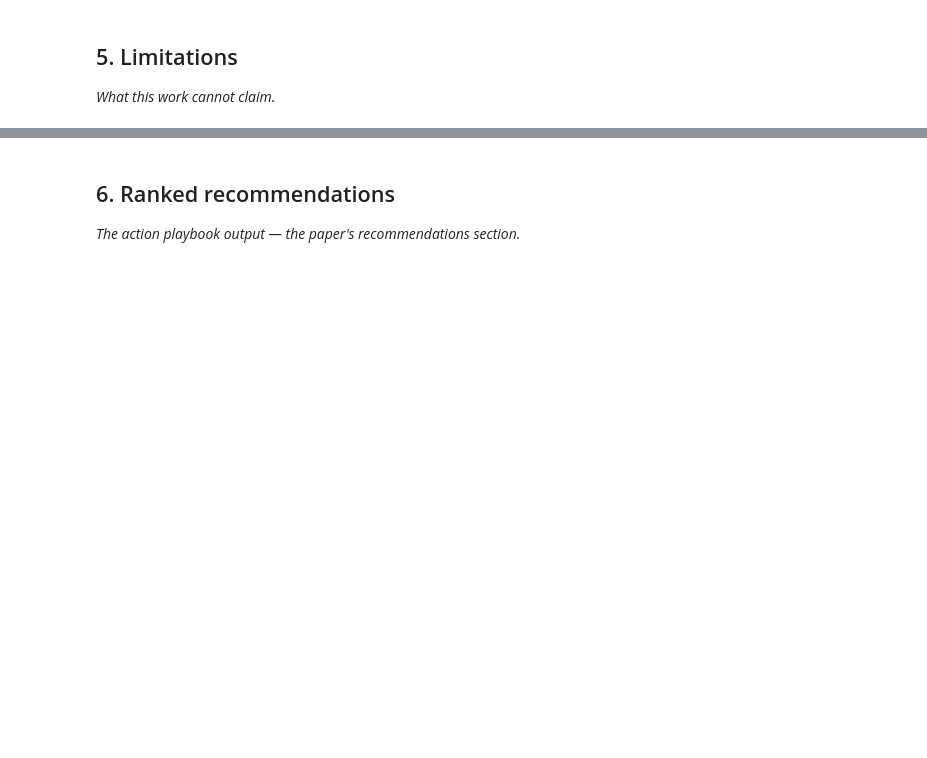
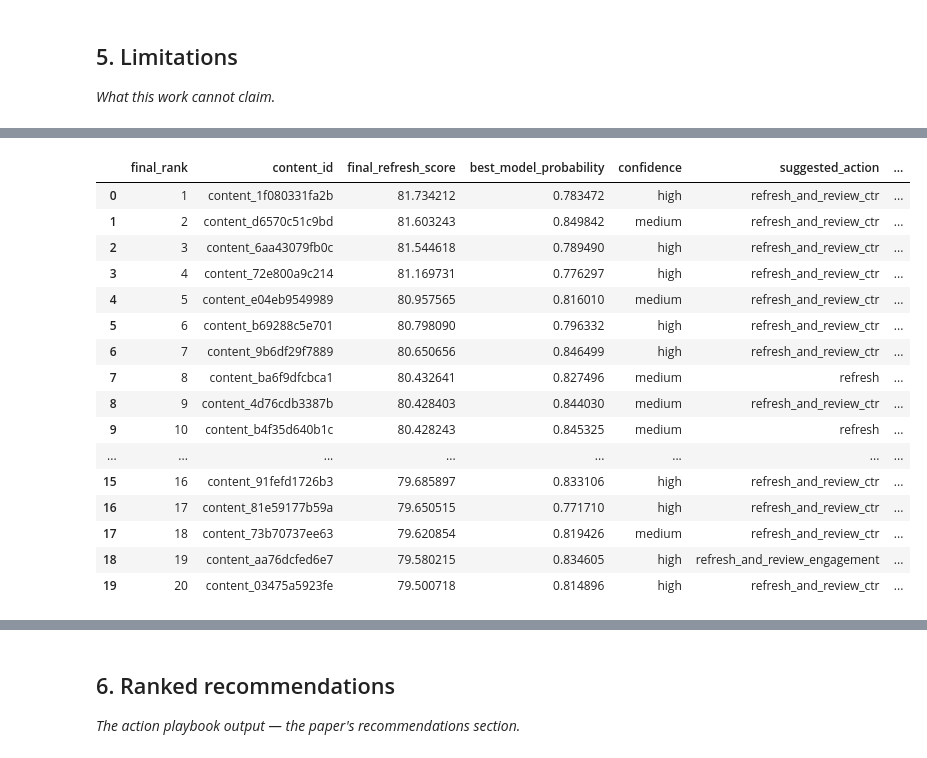
Before and after one commit to itz-me-sree/flyrank-ml-internship, a Jupyter notebook: work/notebooks/capstone.ipynb, the cells around one changed output, grey strips where cells are left out. Cells and saved outputs as stored; diff of their text form; code cells hidden in the pictures; blank space fills up the shorter version.

```diff
--- a/work/notebooks/capstone.ipynb
+++ b/work/notebooks/capstone.ipynb
@@ -28,0 +361,39 @@ This skeleton is yours to fill. Work the sections **in order** — each one has
+# %%
+# Show the highest-priority recommendations
+
+top_recommendations = queue[
+    [
+        "final_rank",
+        "content_id",
+        "final_refresh_score",
+        "best_model_probability",
+        "confidence",
+        "suggested_action",
+        "final_reason_codes",
+        "trend_direction",
+        "avg_position",
+        "ctr",
+        "content_age_days",
+        "days_since_last_update"
+    ]
+].head(20)
+
+display(top_recommendations)
+# %% [output]
+|  | final_rank | content_id | final_refresh_score | best_model_probability | confidence | suggested_action | ... |
+| 0 | 1 | content_1f080331fa2b | 81.734212 | 0.783472 | high | refresh_and_review_ctr | ... |
+| 1 | 2 | content_d6570c51c9bd | 81.603243 | 0.849842 | medium | refresh_and_review_ctr | ... |
+| 2 | 3 | content_6aa43079fb0c | 81.544618 | 0.789490 | high | refresh_and_review_ctr | ... |
+| 3 | 4 | content_72e800a9c214 | 81.169731 | 0.776297 | high | refresh_and_review_ctr | ... |
+| 4 | 5 | content_e04eb9549989 | 80.957565 | 0.816010 | medium | refresh_and_review_ctr | ... |
+| 5 | 6 | content_b69288c5e701 | 80.798090 | 0.796332 | high | refresh_and_review_ctr | ... |
+| 6 | 7 | content_9b6df29f7889 | 80.650656 | 0.846499 | high | refresh_and_review_ctr | ... |
+| 7 | 8 | content_ba6f9dfcbca1 | 80.432641 | 0.827496 | medium | refresh | ... |
+| 8 | 9 | content_4d76cdb3387b | 80.428403 | 0.844030 | medium | refresh_and_review_ctr | ... |
+| 9 | 10 | content_b4f35d640b1c | 80.428243 | 0.845325 | medium | refresh | ... |
+| ... | ... | ... | ... | ... | ... | ... | ... |
+| 15 | 16 | content_91fefd1726b3 | 79.685897 | 0.833106 | high | refresh_and_review_ctr | ... |
+| 16 | 17 | content_81e59177b59a | 79.650515 | 0.771710 | high | refresh_and_review_ctr | ... |
+| 17 | 18 | content_73b70737ee63 | 79.620854 | 0.819426 | medium | refresh_and_review_ctr | ... |
+| 18 | 19 | content_aa76dcfed6e7 | 79.580215 | 0.834605 | high | refresh_and_review_engagement | ... |
+| 19 | 20 | content_03475a5923fe | 79.500718 | 0.814896 | high | refresh_and_review_ctr | ... |
```
Also changed, not shown: parts of 22 cells of this notebook.
